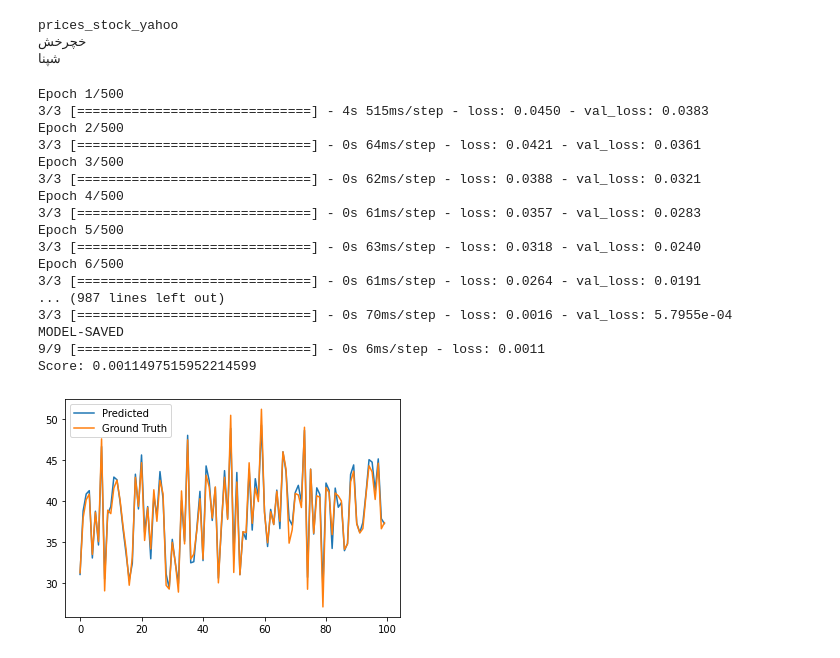
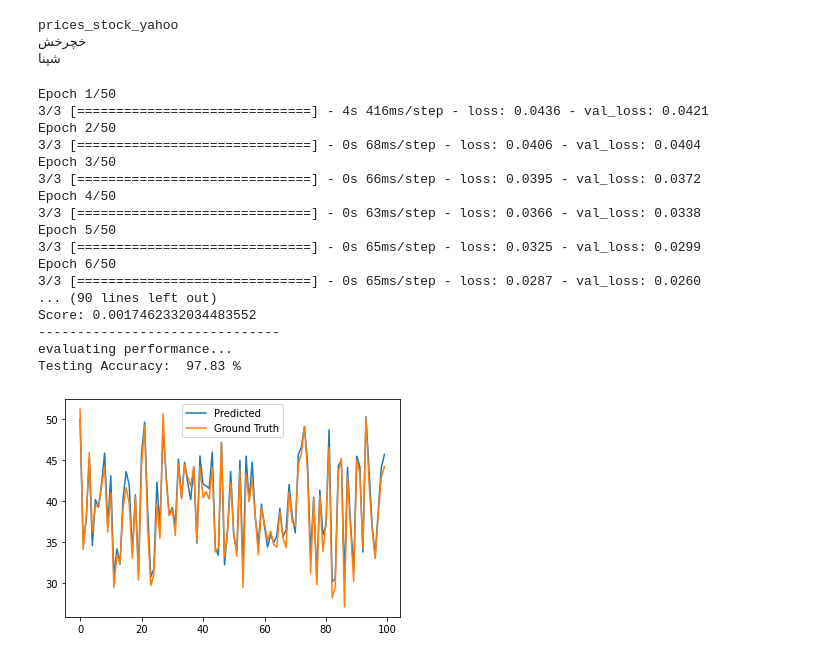
Before and after one commit to ZahraDehghanian97/stock_market, a Jupyter notebook: RNN.ipynb, the cells around one changed output. Cells and saved outputs as stored; diff of their text form; code cells hidden in the pictures.

```diff
--- a/RNN.ipynb
+++ b/RNN.ipynb
@@ -30,6 +30,16 @@ def load_df_from_csv(dir_name:str) -> dict:
   return stocks
 
 stocks = load_df_from_csv(dir_name="tickers_data")
+
+def evaluate_performance(testing_actual, testing_predict):
+    counter = 0
+    for i in range(len(testing_actual)-1):
+        predict=testing_predict[i+1]- testing_predict[i]
+        actual = testing_actual[i+1]-testing_actual[i]
+        if (actual > 0 and predict > 0) or (actual < 0 and predict < 0):
+            counter+=1
+    counter = round((counter / (len(testing_actual)-1))*100,2)
+    return counter
 # %% [output]
 prices_stock_yahoo
 خچرخش
@@ -71,49 +81,56 @@ X_test = X_test.reshape((-1,1,4))
 # tf.reset_default_graph()
 
 model_name = 'stock_price_GRU'
 
 model = Sequential()
 model.add(GRU(units=512,
               return_sequences=True,
               input_shape=(1, 4)))
 model.add(Dropout(0.2))
 model.add(GRU(units=256))
 model.add(Dropout(0.2))
 model.add(Dense(1, activation='sigmoid'))
 model.compile(loss='mse', optimizer='adam')
 
 # model = load_model("{}.h5".format(model_name))
 # print("MODEL-LOADED")
 
-model.fit(X_train,y_train,batch_size=250, epochs=500, validation_split=0.1, verbose=1)
+model.fit(X_train,y_train,batch_size=250, epochs=50, validation_split=0.1, verbose=1)
 model.save("{}.h5".format(model_name))
 print('MODEL-SAVED')
 
 score = model.evaluate(X_test, y_test)
 print('Score: {}'.format(score))
 yhat = model.predict(X_test)
+
+print("-------------------------------")
+print('evaluating performance...')
+accuracy_model = evaluate_performance(y_test, yhat)
+print('Testing Accuracy: ', accuracy_model,"%")
+
+
 yhat = y_scale.inverse_transform(yhat)
 y_test = y_scale.inverse_transform(y_test)
 plt.plot(yhat[-100:], label='Predicted')
 plt.plot(y_test[-100:], label='Ground Truth')
 plt.legend()
 plt.show()
 # %% [output]
-Epoch 1/500
-3/3 [==============================] - 4s 515ms/step - loss: 0.0450 - val_loss: 0.0383
-Epoch 2/500
-3/3 [==============================] - 0s 64ms/step - loss: 0.0421 - val_loss: 0.0361
-Epoch 3/500
-3/3 [==============================] - 0s 62ms/step - loss: 0.0388 - val_loss: 0.0321
-Epoch 4/500
-3/3 [==============================] - 0s 61ms/step - loss: 0.0357 - val_loss: 0.0283
-Epoch 5/500
-3/3 [==============================] - 0s 63ms/step - loss: 0.0318 - val_loss: 0.0240
-Epoch 6/500
-3/3 [==============================] - 0s 61ms/step - loss: 0.0264 - val_loss: 0.0191
-... (987 lines left out)
-3/3 [==============================] - 0s 70ms/step - loss: 0.0016 - val_loss: 5.7955e-04
-MODEL-SAVED
-9/9 [==============================] - 0s 6ms/step - loss: 0.0011
-Score: 0.0011497515952214599
+Epoch 1/50
+3/3 [==============================] - 4s 416ms/step - loss: 0.0436 - val_loss: 0.0421
+Epoch 2/50
+3/3 [==============================] - 0s 68ms/step - loss: 0.0406 - val_loss: 0.0404
+Epoch 3/50
+3/3 [==============================] - 0s 66ms/step - loss: 0.0395 - val_loss: 0.0372
+Epoch 4/50
+3/3 [==============================] - 0s 63ms/step - loss: 0.0366 - val_loss: 0.0338
+Epoch 5/50
+3/3 [==============================] - 0s 65ms/step - loss: 0.0325 - val_loss: 0.0299
+Epoch 6/50
+3/3 [==============================] - 0s 65ms/step - loss: 0.0287 - val_loss: 0.0260
+... (90 lines left out)
+Score: 0.0017462332034483552
+-------------------------------
+evaluating performance...
+Testing Accuracy:  97.83 %
-[figure, old version]
+[figure, new version]
```
